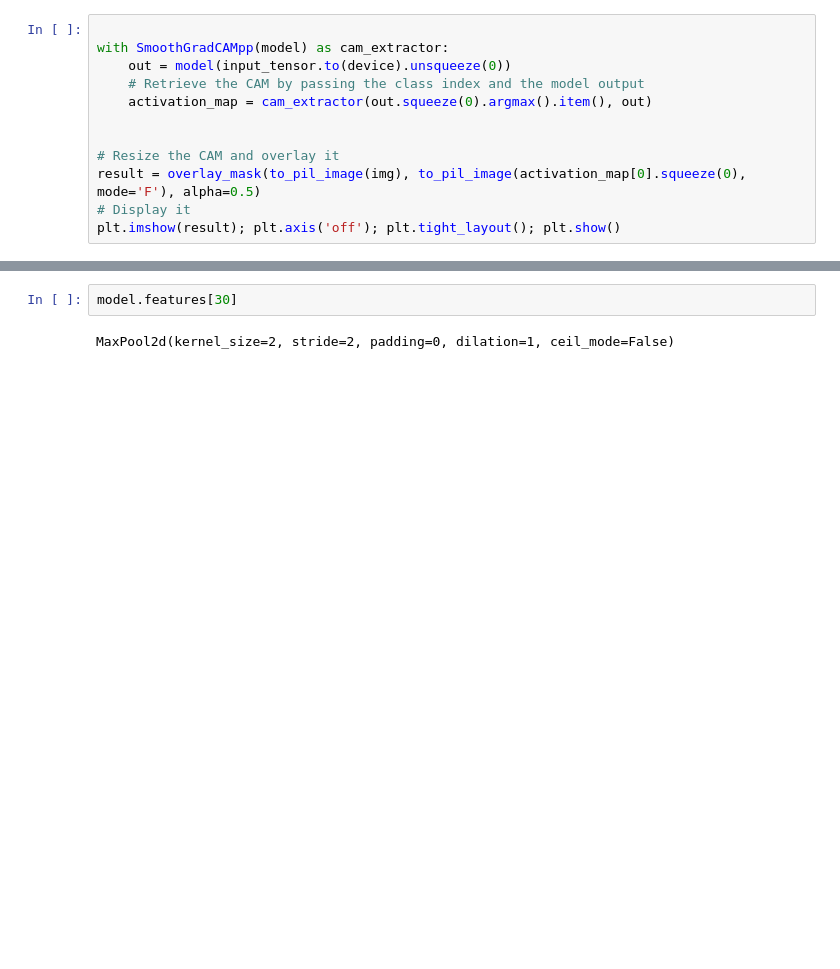
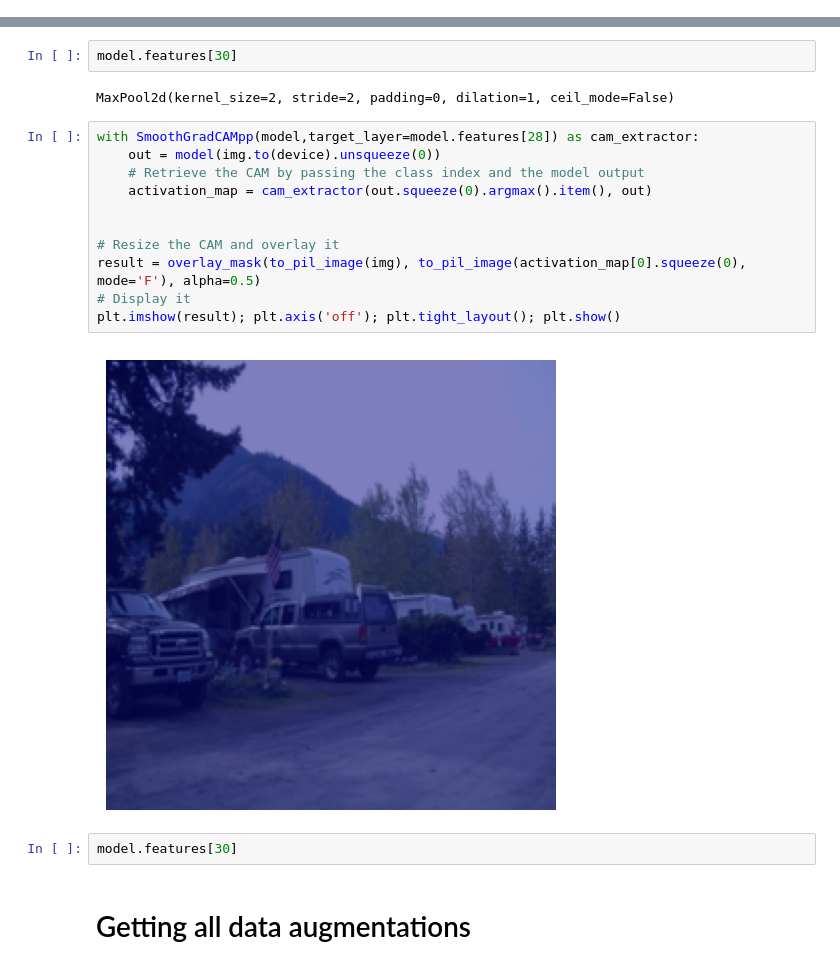
Before and after one commit to rishabhshah13/Scene-Recognition, a Jupyter notebook: Notebooks/DataLoader.ipynb, the cells around one changed output, grey strips where cells are left out. Cells and saved outputs as stored; diff of their text form; blank space fills up the shorter version.

Commit message:
Added Data

```diff
--- a/Notebooks/DataLoader.ipynb
+++ b/Notebooks/DataLoader.ipynb
@@ -543,12 +517,0 @@ EfficientNet(
-# %%
-
-with SmoothGradCAMpp(model) as cam_extractor:
-    out = model(input_tensor.to(device).unsqueeze(0))
-    # Retrieve the CAM by passing the class index and the model output
-    activation_map = cam_extractor(out.squeeze(0).argmax().item(), out)
-
-
-# Resize the CAM and overlay it
-result = overlay_mask(to_pil_image(img), to_pil_image(activation_map[0].squeeze(0), mode='F'), alpha=0.5)
-# Display it
-plt.imshow(result); plt.axis('off'); plt.tight_layout(); plt.show()
@@ -559,3 +538,20 @@ WARNING:root:no value was provided for `target_layer`, thus set to 'avgpool'.
 model.features[30]
 # %% [output]
 MaxPool2d(kernel_size=2, stride=2, padding=0, dilation=1, ceil_mode=False)
+# %%
+with SmoothGradCAMpp(model,target_layer=model.features[28]) as cam_extractor:
+    out = model(img.to(device).unsqueeze(0))
+    # Retrieve the CAM by passing the class index and the model output
+    activation_map = cam_extractor(out.squeeze(0).argmax().item(), out)
+
+
+# Resize the CAM and overlay it
+result = overlay_mask(to_pil_image(img), to_pil_image(activation_map[0].squeeze(0), mode='F'), alpha=0.5)
+# Display it
+plt.imshow(result); plt.axis('off'); plt.tight_layout(); plt.show()
+# %% [output]
+[figure, added]
+# %%
+model.features[30]
+# %% [markdown]
+# Getting all data augmentations
```
Also changed, not shown: parts of 10 cells of this notebook, 9 other files.
